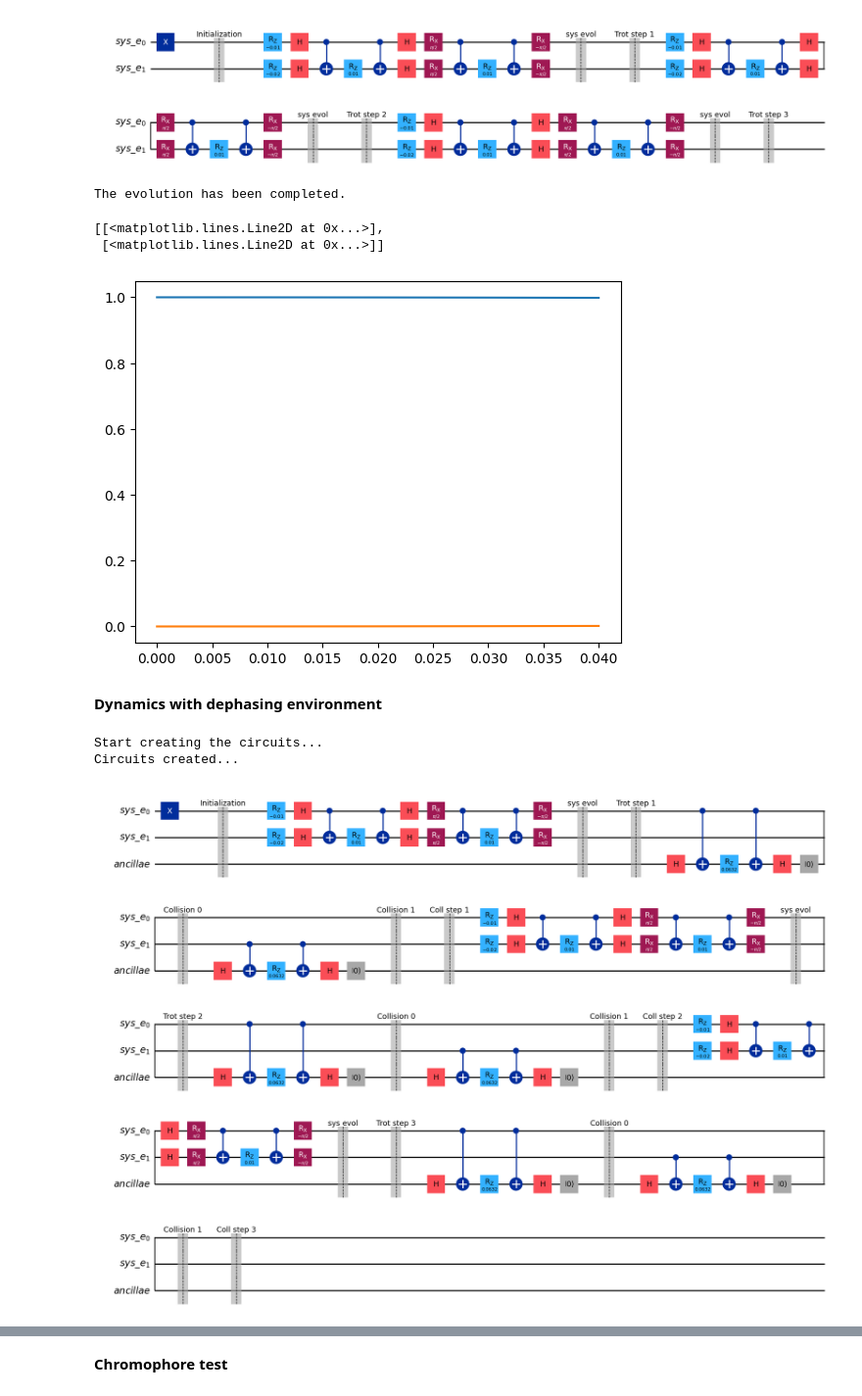
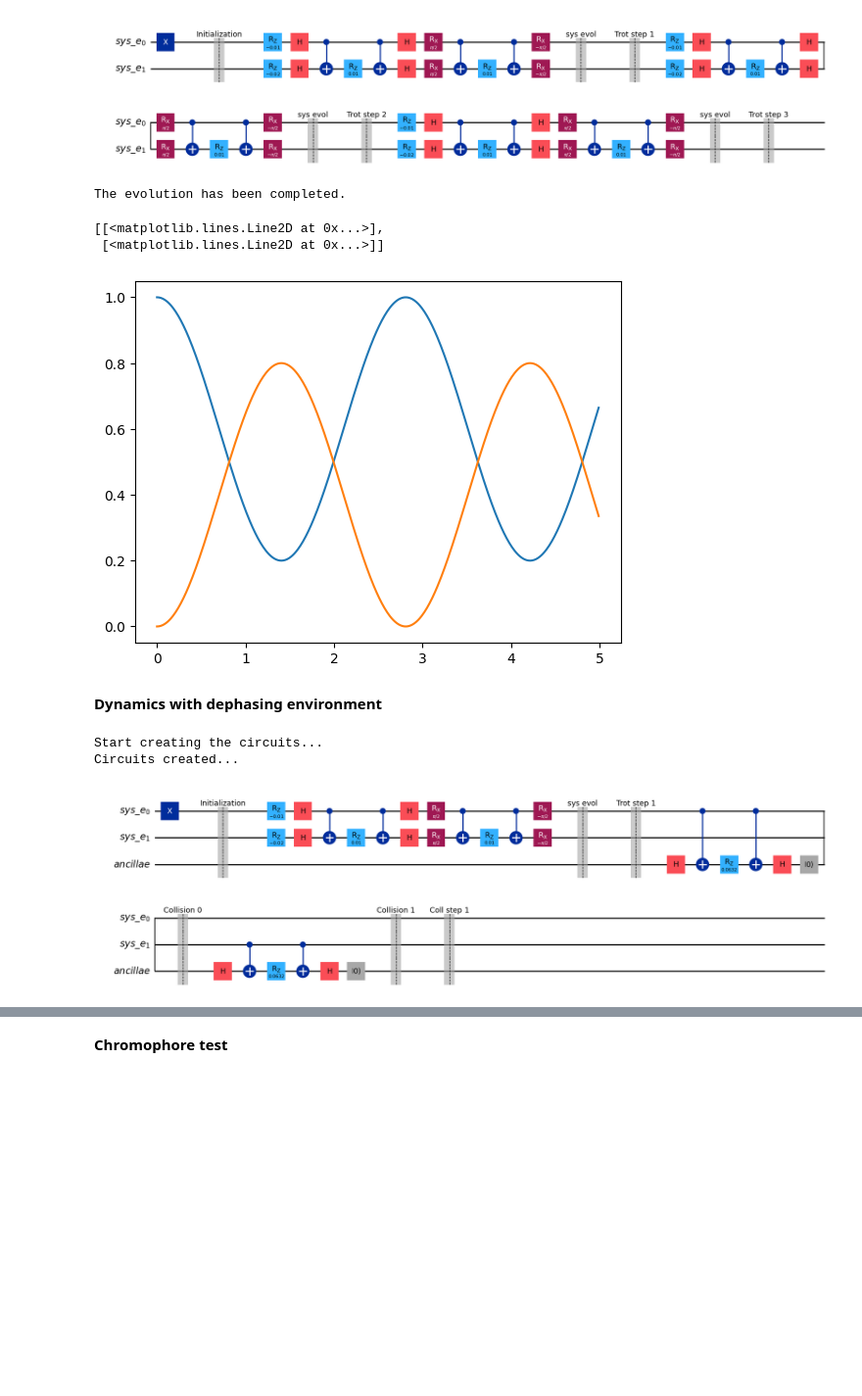
Before and after one commit to N384R/Quantum_Dynamics, a Jupyter notebook: test_qsextra_class.ipynb, the cells around one changed output, grey strips where cells are left out. Shown at 98% size. Saved outputs shown, nothing was run; the diff lists cells and outputs as text; code cells hidden in the pictures; blank space fills up the shorter version.

```diff
--- a/test_qsextra_class.ipynb
+++ b/test_qsextra_class.ipynb
@@ -1177,7 +1177,7 @@ esys.todict()
  'state': 0}
 # %%
 dt = 0.01
-time = np.arange(0, 0.05, dt)
+time = np.arange(0, 5, dt)
 shots = 16000
 # %%
 from qiskit import transpile
@@ -1207,7 +1207,7 @@ error = [np.sqrt(P_qutip_s[i] * (np.ones_like(P_qutip_s[i]) - P_qutip_s[i]) / sh
 The evolution has been completed.
 [[<matplotlib.lines.Line2D at 0x...>],
  [<matplotlib.lines.Line2D at 0x...>]]
-[figure, old version]
+[figure, new version]
 # %% [markdown]
 **Dynamics with dephasing environment**
 # %%
@@ -1215,12 +1215,12 @@ gamma = 0.1
 # %%
 results = qevolve(esys, time, dt=dt, coll_rates=gamma)
 
-qc_decomposed = transpile(results[3],
+qc_decomposed = transpile(results[1],
                           basis_gates=['cx', 'rx', 'rz', 'ry',
                                        'x', 'y', 'z', 'h'],
                           )
 qc_decomposed.draw('mpl')
 # %% [output]
 Start creating the circuits...
 Circuits created...
-[figure, old version]
+[figure, new version]
```
Also changed, not shown: parts of 9 cells of this notebook, 23 other files.
